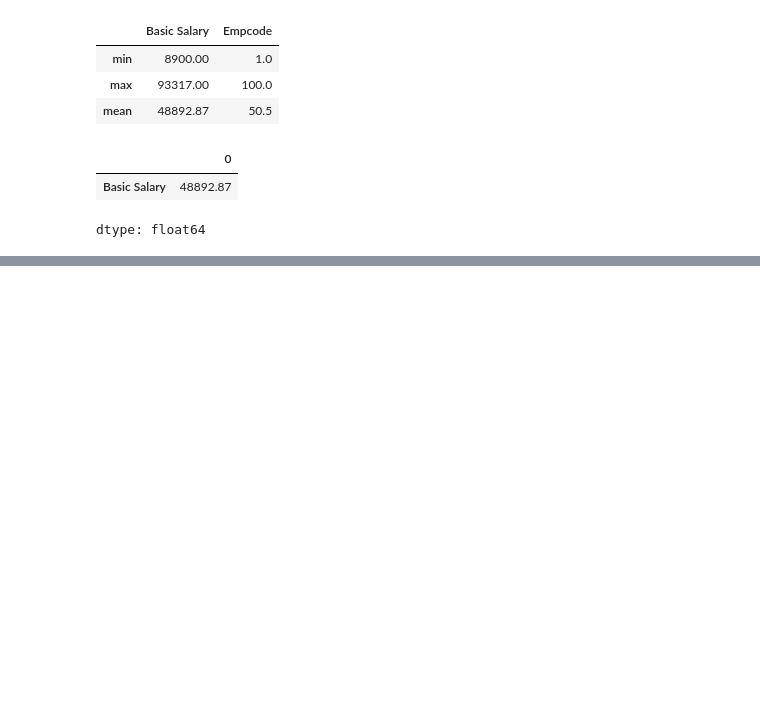
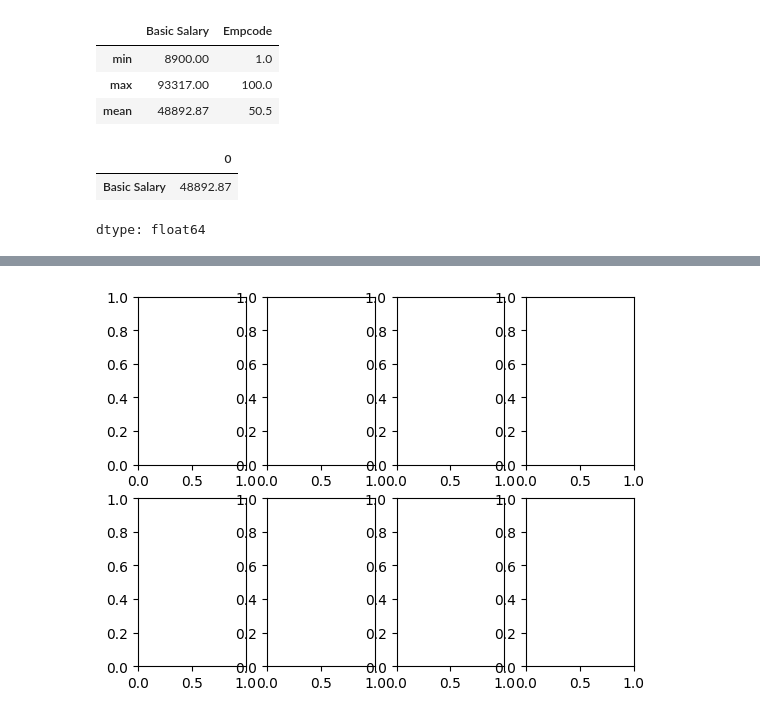
Before and after one commit to pp46902022-tech/DataScience_Rfiles, a Jupyter notebook: Welcome_To_Colab.ipynb, the cells around one changed output, grey strips where cells are left out. Saved outputs shown, nothing was run; the diff lists cells and outputs as text; code cells hidden in the pictures; blank space fills up the shorter version.

```diff
--- a/Welcome_To_Colab.ipynb
+++ b/Welcome_To_Colab.ipynb
@@ -814,0 +837,4 @@ dtype: float64
+# %%
+a=plt.subplots(2,4)
+# %% [output]
+[figure, added]
```
Also changed, not shown: parts of 7 cells of this notebook.
